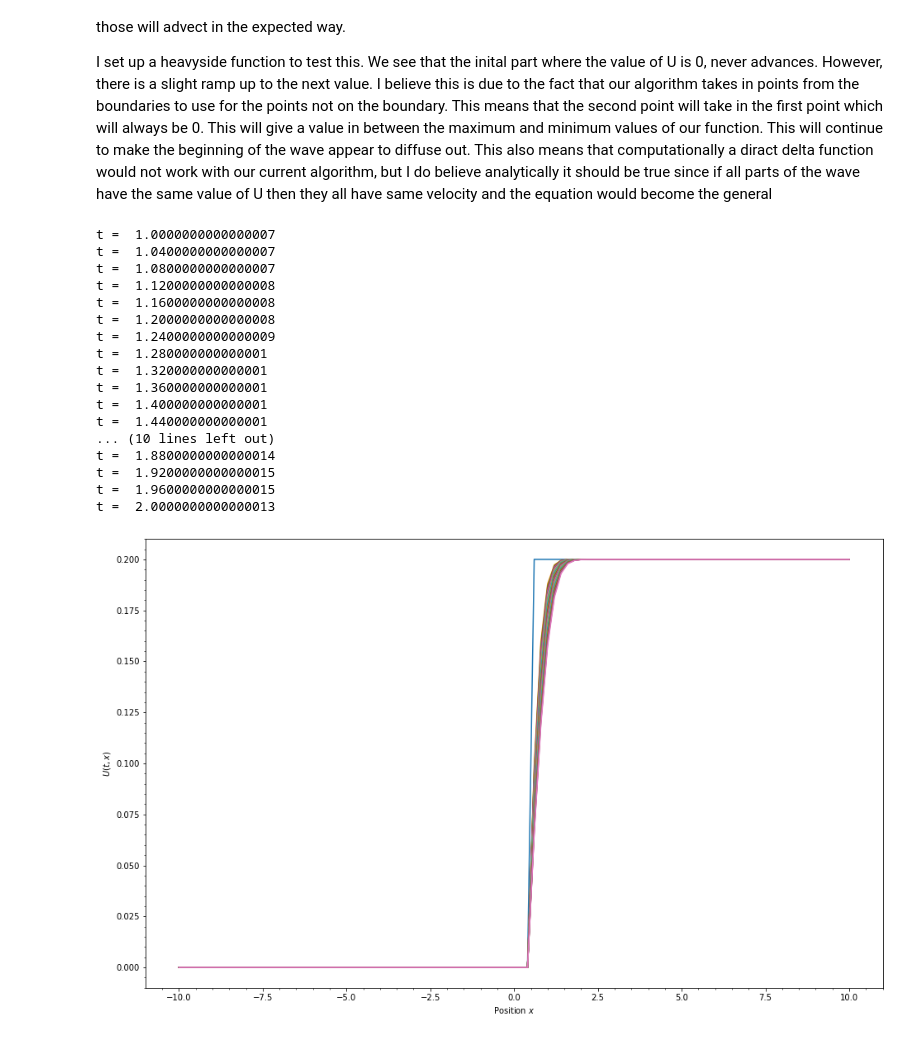
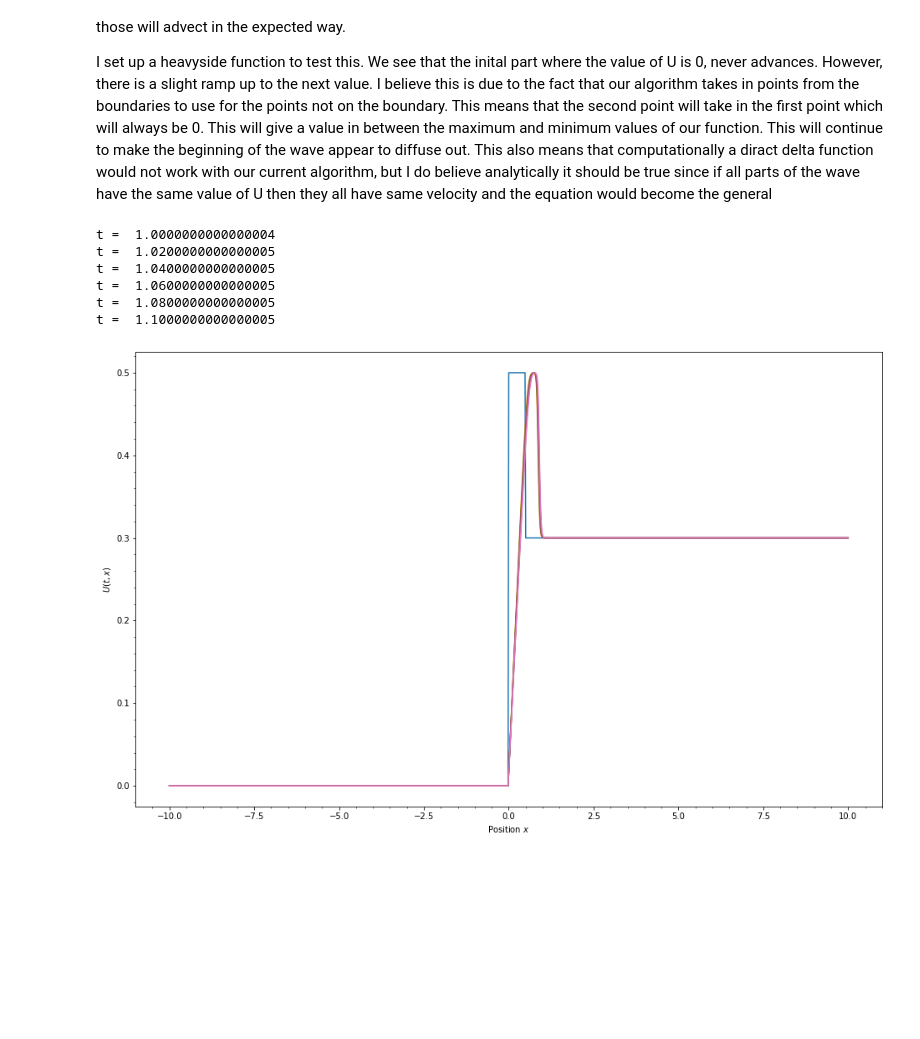
Before and after one commit to Taylot6/computational-physics-class-404-604-Spring-2021, a Jupyter notebook: Homework/Homework_6.ipynb, the cells around one changed output. Saved outputs shown, nothing was run; the diff lists cells and outputs as text; code cells hidden in the pictures; blank space fills up the shorter version.

```diff
--- a/Homework/Homework_6.ipynb
+++ b/Homework/Homework_6.ipynb
@@ -41,7 +57,7 @@ U = np.zeros(Nx,)
 
 # Give the initial profile.
 t = 0.0
-U = 0.2 + 0.8 * np.exp(-0.5 * x**2)
+
 
 fig = plt.figure(figsize=(16,10))
 ax = fig.gca()
@@ -288,63 +304,53 @@ from mpl_toolkits.mplot3d import Axes3D
 # Model Parameters
 xmin = -10.0   # left boundary
 xmax = +10.0   # right boundary
-Nx = 101      # number of grid points (including boundary)
-tend = 2.0    # end time
+Nx = 1001     # number of grid points (including boundary)
+tend = 1.10    # end time
 dtout = 1.0   # time interval for outputs
 
 # Set up the grid.
 x = np.linspace(xmin, xmax, Nx)
 dx = (xmax - xmin) / (Nx - 1)
-dt = .2 * dx
+dt = 1 * dx
 U = np.zeros(Nx,)
 
 # Give the initial profile.
 t = 0.0
-U[np.where(x < 1/2)] = 0
-U[np.where(x >= 1/2)] = .2
+U[np.where(x < 0)] = 0
+U[np.where(x >= 0)] = .5
+U[np.where(x >= 1/2)] = .3
 
 fig = plt.figure(figsize=(16,10))
 ax = fig.gca()
 ax.plot(x, U, label=r"$t = {:.3G}$".format(t))
 ax.set_xlabel(r"Position $x$")
 ax.set_ylabel(r"$U(t,x)$")
 ax.minorticks_on()
 
 tout = t + dtout
 while t < tend:
     Uold = np.copy(U)
 
     # for loop to iterate the position
     # after is an if statement to check if the U term is positive or negative
     for ix in range(1, Nx - 1):
         if Uold[ix] > 0:
             U[ix]=Uold[ix]- (Uold[ix]*dt)*(Uold[ix]-Uold[ix-1])/dx# Task: implement upwind method here.
 
         else:
             U[ix]=Uold[ix]- (Uold[ix]*dt)*(Uold[ix+1]-Uold[ix])/dx# Task: implement upwind method here.
 
     t += dt
 
     # Save the data after every dtout.
     if t >= tout:
         plt.plot(x, U, label=r"$t = {:.3G}$".format(t))
         print("t = ", t)
 # %% [output]
-t =  1.0000000000000007
-t =  1.0400000000000007
-t =  1.0800000000000007
-t =  1.1200000000000008
-t =  1.1600000000000008
-t =  1.2000000000000008
-t =  1.2400000000000009
-t =  1.280000000000001
-t =  1.320000000000001
-t =  1.360000000000001
-t =  1.400000000000001
-t =  1.440000000000001
-... (10 lines left out)
-t =  1.8800000000000014
-t =  1.9200000000000015
-t =  1.9600000000000015
-t =  2.0000000000000013
+t =  1.0000000000000004
+t =  1.0200000000000005
+t =  1.0400000000000005
+t =  1.0600000000000005
+t =  1.0800000000000005
+t =  1.1000000000000005
-[figure, old version]
+[figure, new version]
```
Also changed, not shown: parts of 3 cells of this notebook, 1 other file.
